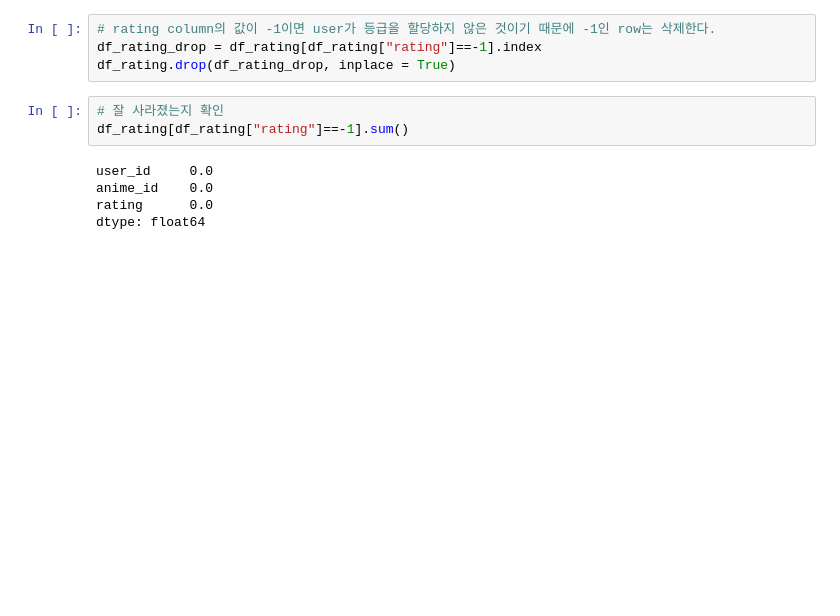
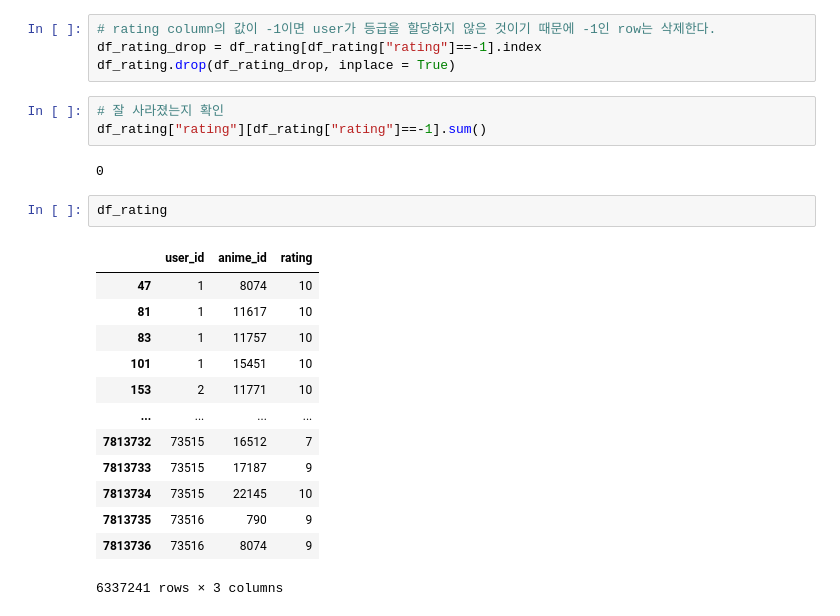
Before and after one commit to sanha9999/EDA_project, a Jupyter notebook: Anime_recommendations/Anime predict.ipynb, the cells around one changed output. Saved outputs shown, nothing was run; the diff lists cells and outputs as text; blank space fills up the shorter version.

```diff
--- a/Anime_recommendations/Anime predict.ipynb
+++ b/Anime_recommendations/Anime predict.ipynb
@@ -168,9 +169,22 @@ df_rating_drop = df_rating[df_rating["rating"]==-1].index
 df_rating.drop(df_rating_drop, inplace = True)
 # %%
 # 잘 사라졌는지 확인
-df_rating[df_rating["rating"]==-1].sum()
+df_rating["rating"][df_rating["rating"]==-1].sum()
 # %% [output]
-user_id     0.0
-anime_id    0.0
-rating      0.0
-dtype: float64
+0
+# %%
+df_rating
+# %% [output]
+|  | user_id | anime_id | rating |
+| 47 | 1 | 8074 | 10 |
+| 81 | 1 | 11617 | 10 |
+| 83 | 1 | 11757 | 10 |
+| 101 | 1 | 15451 | 10 |
+| 153 | 2 | 11771 | 10 |
+| ... | ... | ... | ... |
+| 7813732 | 73515 | 16512 | 7 |
+| 7813733 | 73515 | 17187 | 9 |
+| 7813734 | 73515 | 22145 | 10 |
+| 7813735 | 73516 | 790 | 9 |
+| 7813736 | 73516 | 8074 | 9 |
+6337241 rows × 3 columns
```
Also changed, not shown: parts of 5 cells of this notebook.
